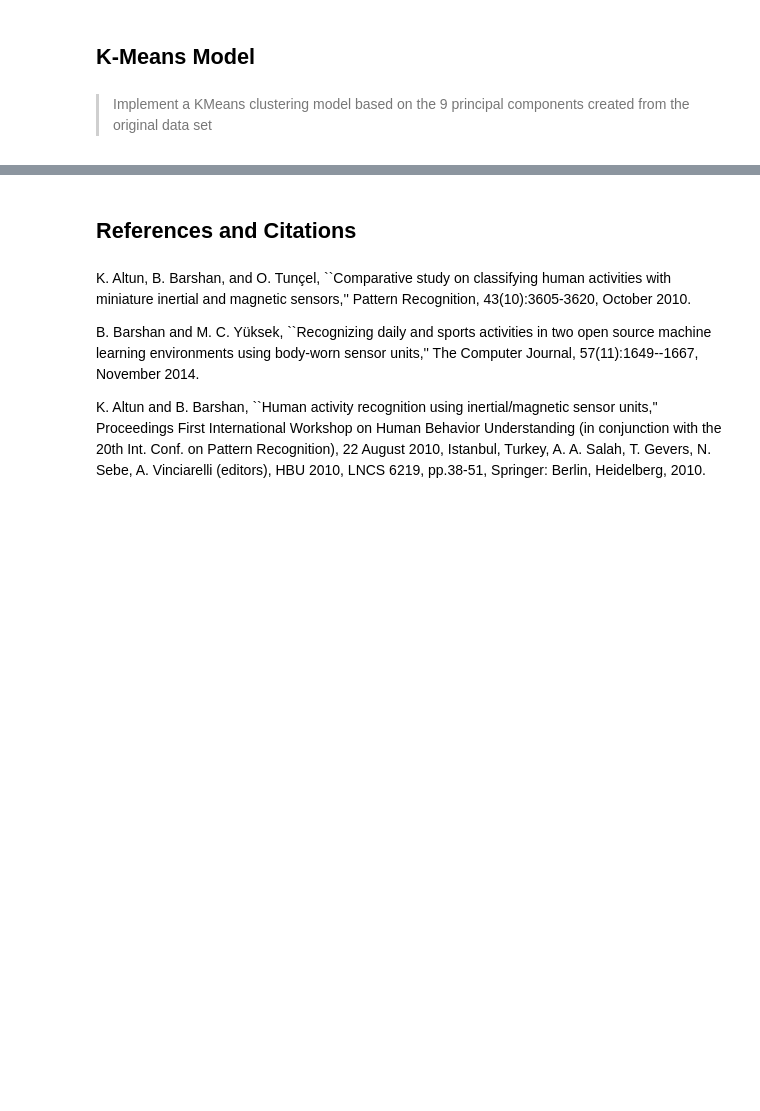
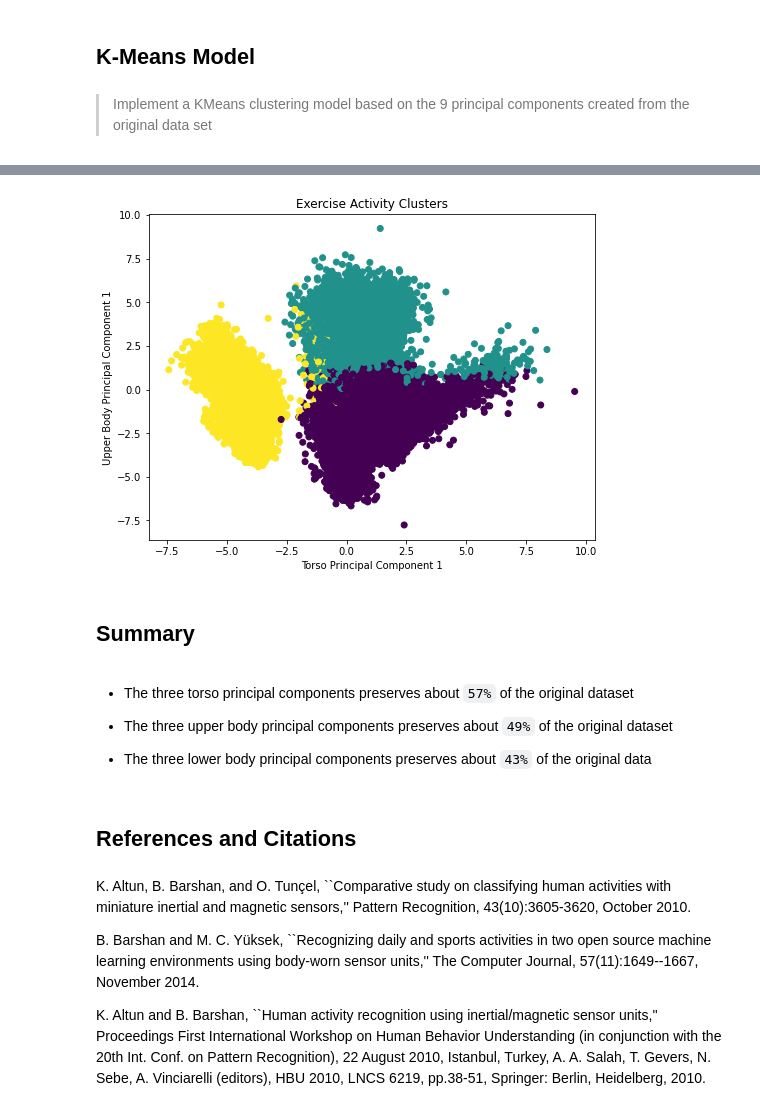
Before and after one commit to mwalbers1/DSC-609-Summer-2022, a Jupyter notebook: module-7-pca.ipynb, the cells around one changed output, grey strips where cells are left out. Saved outputs shown, nothing was run; the diff lists cells and outputs as text; code cells hidden in the pictures; blank space fills up the shorter version.

```diff
--- a/module-7-pca.ipynb
+++ b/module-7-pca.ipynb
@@ -289,3 +317,20 @@ combined_pca_df.head()
+# %%
+plt.figure(figsize=(8,6))
+plt.scatter(x=combined_pca_df['torso_pc_1'], y=combined_pca_df['upperbody_pc_1'], c=combined_pca_df['class'])
+plt.xlabel('Torso Principal Component 1')
+plt.ylabel('Upper Body Principal Component 1')
+plt.title('Exercise Activity Clusters')
+plt.show()
+# %% [output]
+[figure, added]
+# %% [markdown]
+## Summary
+# %% [markdown]
+- The three torso principal components preserves about `57%` of the original dataset
+
+- The three upper body principal components preserves about `49%` of the original dataset
+
+- The three lower body principal components preserves about `43%` of the original data
 # %% [markdown]
 ## References and Citations
 # %% [markdown]
```
Also changed, not shown: parts of 8 cells of this notebook.
